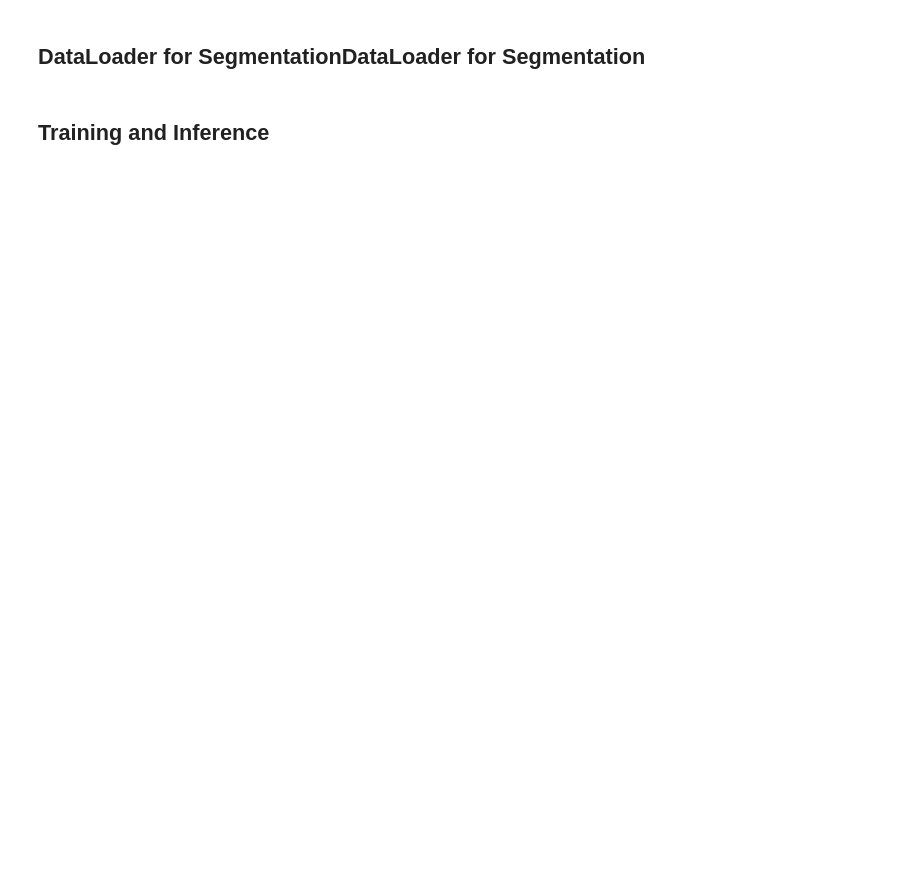
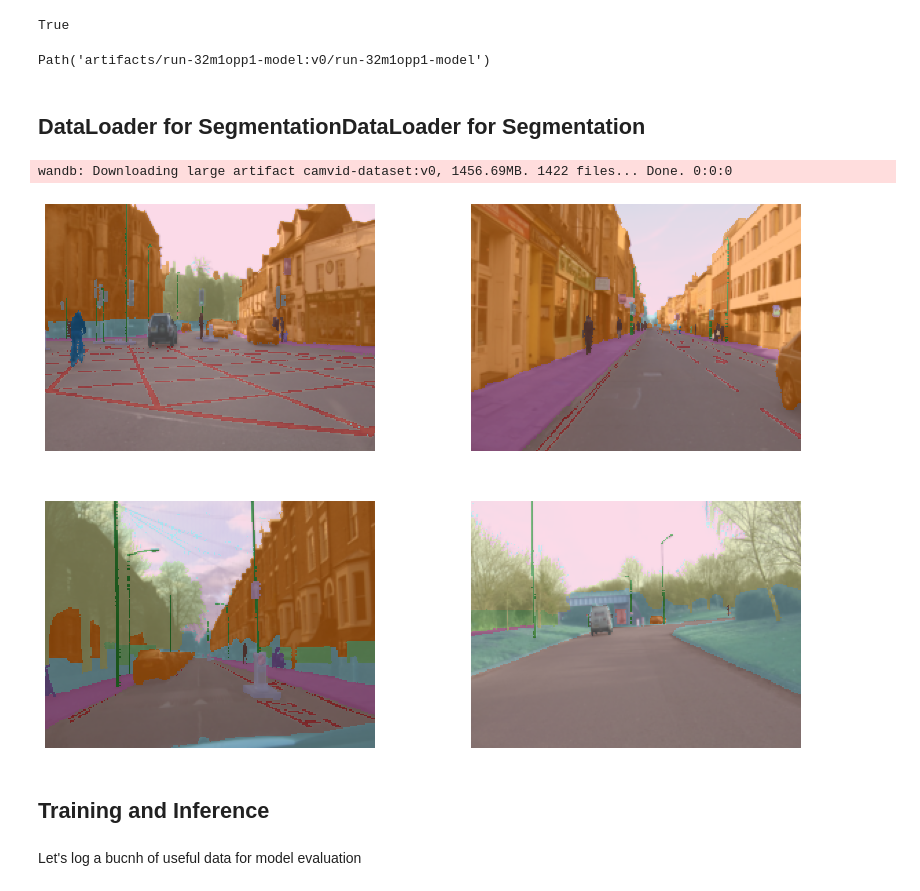
Before and after one commit to soumik12345/Wandb-Status-Report-Template, a Jupyter notebook: 02_semantic_segmentation.ipynb, the cells around one changed output. Saved outputs shown, nothing was run; the diff lists cells and outputs as text; code cells hidden in the pictures; blank space fills up the shorter version.

```diff
--- a/02_semantic_segmentation.ipynb
+++ b/02_semantic_segmentation.ipynb
@@ -14,7 +14,7 @@ from segmentation.train_utils import benchmark_inference_time, save_model_to_art
 PROJECT="CamVid"
 ENTITY="av-demo"
 IMAGE_SHAPE = (720, 960)
-SEED = 123
+SEED = 42
 RUN_NAME = "baseline-train-1"
 JOB_TYPE = "baseline-train"
 
@@ -22,7 +22,7 @@ ARTIFACT_ID = "av-demo/CamVid/camvid-dataset:v0"
 
 BATCH_SIZE = 16
 IMAGE_RESIZE_FACTOR = 4
-VALIDATION_SPLIT = 0.2
+VALIDATION_SPLIT_PCT = 0.2
 HIDDEN_DIM = 256
 BACKBONE = "mobilenetv2_100"
 
@@ -45,7 +45,7 @@ run = wandb.init(
         "image_shape": IMAGE_SHAPE,
         "batch_size": BATCH_SIZE,
         "image_resize_factor": IMAGE_RESIZE_FACTOR,
-        "validation_split": VALIDATION_SPLIT,
+        "validation_split": VALIDATION_SPLIT_PCT,
         "hidden_dims": HIDDEN_DIM,
         "backbone": BACKBONE,
         "learning_rate": LEARNING_RATE,
@@ -58,3 +64,13 @@ run = wandb.init(
+# %%
+artifact = run.use_artifact('av-demo/CamVid/run-32m1opp1-model:v0', type='model')
+CHECKPOINT_FILE  = Path(artifact.download()).ls()[0]
+CHECKPOINT_FILE.exists()
+# %% [output]
+True
+# %%
+CHECKPOINT_FILE
+# %% [output]
+Path('artifacts/run-32m1opp1-model:v0/run-32m1opp1-model')
 # %% [markdown]
 ## DataLoader for SegmentationDataLoader for Segmentation
 # %%
@@ -62,13 +78,12 @@ def label_func(fn):
     return fn.parent.parent/"labels"/f"{fn.stem}_P{fn.suffix}"
 
 
-def get_dataloader(
-    artifact_id: str,
-    batch_size: int,
-    image_shape: Tuple[int, int],
-    resize_factor: int,
-    validation_split: float,
-    seed: int
+def get_dataloaders(
+    artifact_id: str, # the name of the artifact
+    batch_size: int,  # the batch size for training, 2x for val
+    resize_factor: int, # a integer resize factor for training
+    validation_split_pct: float, # the validation percentage of data to be used in [0,1]
+    seed: int # the seed
 ):
     """Grab an artifact and creating a Pytorch DataLoader"""
     artifact = wandb.use_artifact(artifact_id, type='dataset')
@@ -76,6 +91,9 @@ def get_dataloader(
     codes = np.loadtxt(artifact_dir/'codes.txt', dtype=str)
     fnames = get_image_files(artifact_dir/"images")
     class_labels = {k: v for k, v in enumerate(codes)}
+
+    image_shape = load_image(fnames[0]).shape
+
     return SegmentationDataLoaders.from_label_func(
         artifact_dir,
         bs=batch_size,
@@ -86,19 +104,21 @@ def get_dataloader(
             image_shape[0] // resize_factor,
             image_shape[1] // resize_factor
         )),
-        valid_pct=validation_split,
+        valid_pct=validation_split_pct,
         seed=seed
     ), class_labels
 # %%
-data_loader, class_labels = get_dataloader(
+data_loader, class_labels = get_dataloaders(
     artifact_id=ARTIFACT_ID,
     batch_size=BATCH_SIZE,
-    image_shape=IMAGE_SHAPE,
     resize_factor=IMAGE_RESIZE_FACTOR,
-    validation_split=VALIDATION_SPLIT,
+    validation_split_pct=VALIDATION_SPLIT_PCT,
     seed=SEED
 )
 
 data_loader.show_batch(max_n=4, vmin=1, vmax=30, figsize=(14, 10))
+# %% [output]
+wandb: Downloading large artifact camvid-dataset:v0, 1456.69MB. 1422 files... Done. 0:0:0
+[figure, added]
 # %% [markdown]
 ## Training and Inference
@@ -146,0 +125,2 @@ def create_wandb_table(samples, outputs, class_labels):
+# %% [markdown]
+Let's log a bucnh of useful data for model evaluation
```
Also changed, not shown: parts of 19 cells of this notebook.
